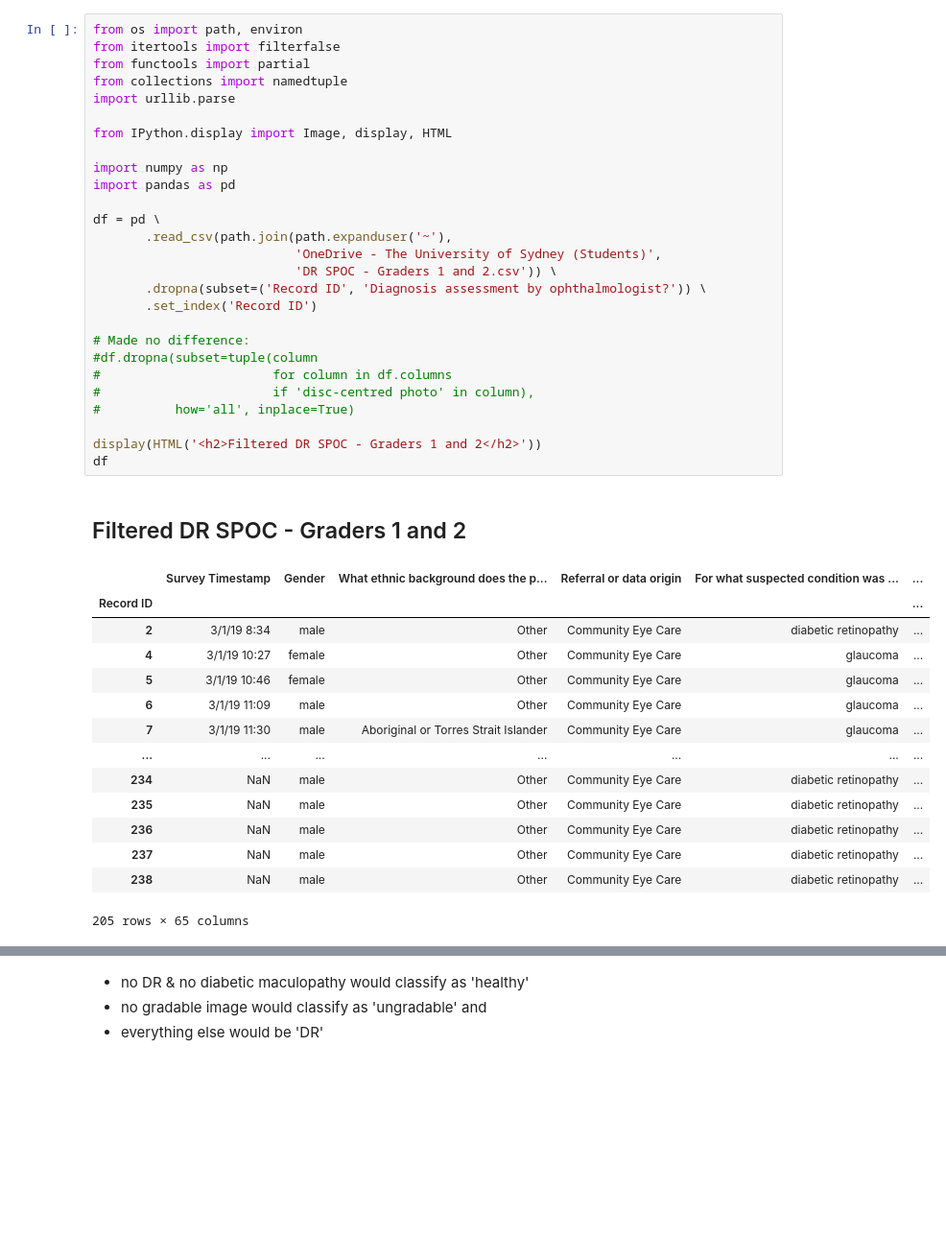
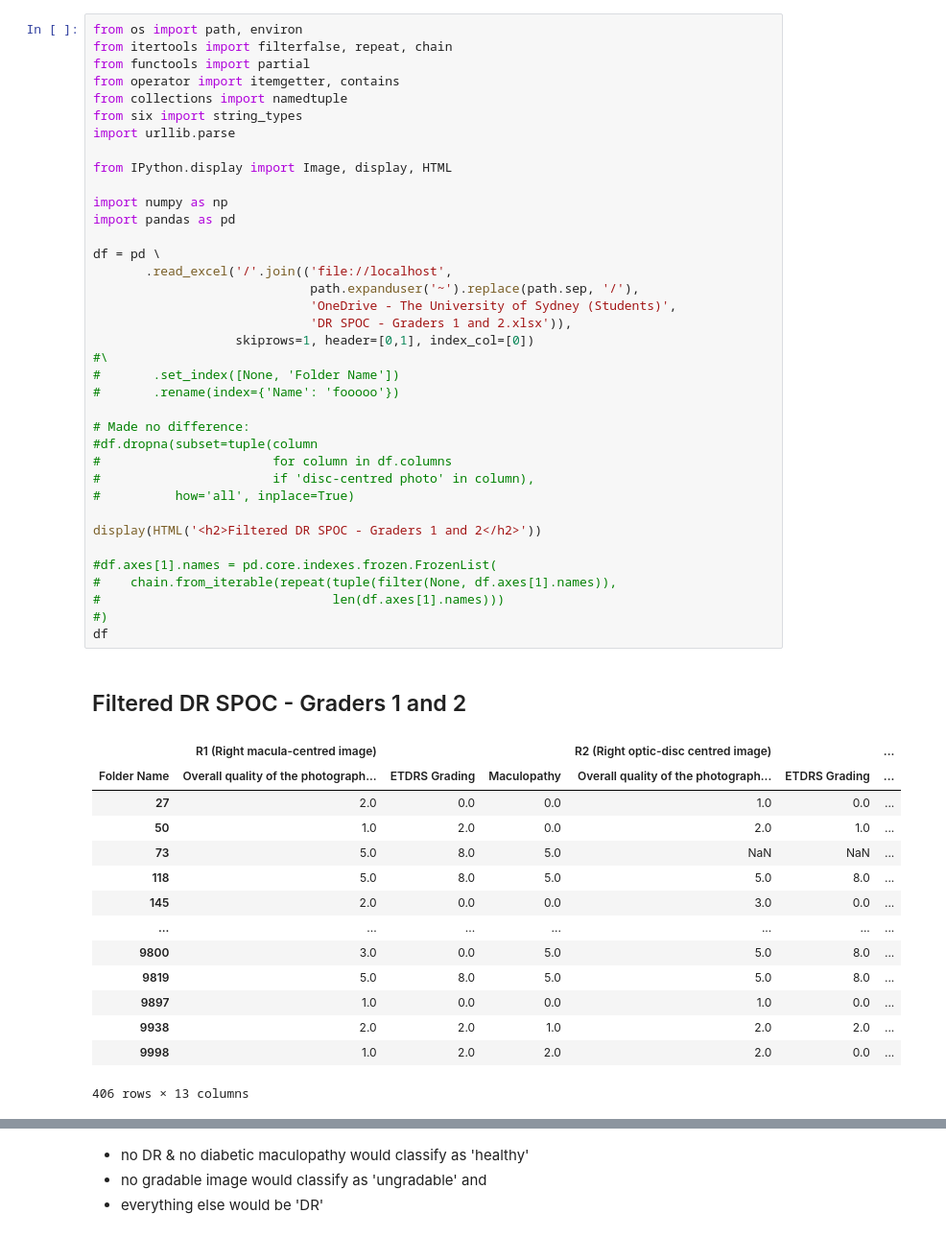
Before and after one commit to SamuelMarks/ml-glaucoma, a Jupyter notebook: notebooks/DR_SPOC-analysis.ipynb, the cells around one changed output, grey strips where cells are left out. Shown at 96% size. Drawn from its saved outputs; the diff is of its cells as text; blank space fills up the shorter version.

Commit message:
[notebooks/DR_SPOC-analysis.ipynb] Added latest version (new dataset)

```diff
--- a/notebooks/DR_SPOC-analysis.ipynb
+++ b/notebooks/DR_SPOC-analysis.ipynb
@@ -1,43 +1,53 @@
 # %%
 from os import path, environ
-from itertools import filterfalse
+from itertools import filterfalse, repeat, chain
 from functools import partial
+from operator import itemgetter, contains
 from collections import namedtuple
+from six import string_types
 import urllib.parse
 
 from IPython.display import Image, display, HTML
 
 import numpy as np
 import pandas as pd
 
 df = pd \
-       .read_csv(path.join(path.expanduser('~'),
-                           'OneDrive - The University of Sydney (Students)',
-                           'DR SPOC - Graders 1 and 2.csv')) \
-       .dropna(subset=('Record ID', 'Diagnosis assessment by ophthalmologist?')) \
-       .set_index('Record ID')
+       .read_excel('/'.join(('file://localhost',
+                             path.expanduser('~').replace(path.sep, '/'),
+                             'OneDrive - The University of Sydney (Students)',
+                             'DR SPOC - Graders 1 and 2.xlsx')),
+                   skiprows=1, header=[0,1], index_col=[0])
+#\
+#       .set_index([None, 'Folder Name'])
+#       .rename(index={'Name': 'fooooo'})
 
 # Made no difference:
 #df.dropna(subset=tuple(column
 #                       for column in df.columns
 #                       if 'disc-centred photo' in column),
 #          how='all', inplace=True)
 
 display(HTML('<h2>Filtered DR SPOC - Graders 1 and 2</h2>'))
+
+#df.axes[1].names = pd.core.indexes.frozen.FrozenList(
+#    chain.from_iterable(repeat(tuple(filter(None, df.axes[1].names)),
+#                               len(df.axes[1].names)))
+#)
 df
 # %% [output]
 Filtered DR SPOC - Graders 1 and 2
-|  | Survey Timestamp | Gender | What ethnic background does the p... | Referral or data origin | For what suspected condition was ... | ... |
-| Record ID |  |  |  |  |  | ... |
-| 2 | 3/1/19 8:34 | male | Other | Community Eye Care | diabetic retinopathy | ... |
-| 4 | 3/1/19 10:27 | female | Other | Community Eye Care | glaucoma | ... |
-| 5 | 3/1/19 10:46 | female | Other | Community Eye Care | glaucoma | ... |
-| 6 | 3/1/19 11:09 | male | Other | Community Eye Care | glaucoma | ... |
-| 7 | 3/1/19 11:30 | male | Aboriginal or Torres Strait Islander | Community Eye Care | glaucoma | ... |
+|  | R1 (Right macula-centred image) |  |  | R2 (Right optic-disc centred image) |  | ... |
+| Folder Name | Overall quality of the photograph... | ETDRS Grading | Maculopathy | Overall quality of the photograph... | ETDRS Grading | ... |
+| 27 | 2.0 | 0.0 | 0.0 | 1.0 | 0.0 | ... |
+| 50 | 1.0 | 2.0 | 0.0 | 2.0 | 1.0 | ... |
+| 73 | 5.0 | 8.0 | 5.0 | NaN | NaN | ... |
+| 118 | 5.0 | 8.0 | 5.0 | 5.0 | 8.0 | ... |
+| 145 | 2.0 | 0.0 | 0.0 | 3.0 | 0.0 | ... |
 | ... | ... | ... | ... | ... | ... | ... |
-| 234 | NaN | male | Other | Community Eye Care | diabetic retinopathy | ... |
-| 235 | NaN | male | Other | Community Eye Care | diabetic retinopathy | ... |
-| 236 | NaN | male | Other | Community Eye Care | diabetic retinopathy | ... |
-| 237 | NaN | male | Other | Community Eye Care | diabetic retinopathy | ... |
-| 238 | NaN | male | Other | Community Eye Care | diabetic retinopathy | ... |
+| 9800 | 3.0 | 0.0 | 5.0 | 5.0 | 8.0 | ... |
+| 9819 | 5.0 | 8.0 | 5.0 | 5.0 | 8.0 | ... |
+| 9897 | 1.0 | 0.0 | 0.0 | 1.0 | 0.0 | ... |
+| 9938 | 2.0 | 2.0 | 1.0 | 2.0 | 2.0 | ... |
+| 9998 | 1.0 | 2.0 | 2.0 | 2.0 | 0.0 | ... |
-205 rows × 65 columns
+406 rows × 13 columns
```
Also changed, not shown: parts of 26 cells of this notebook.
